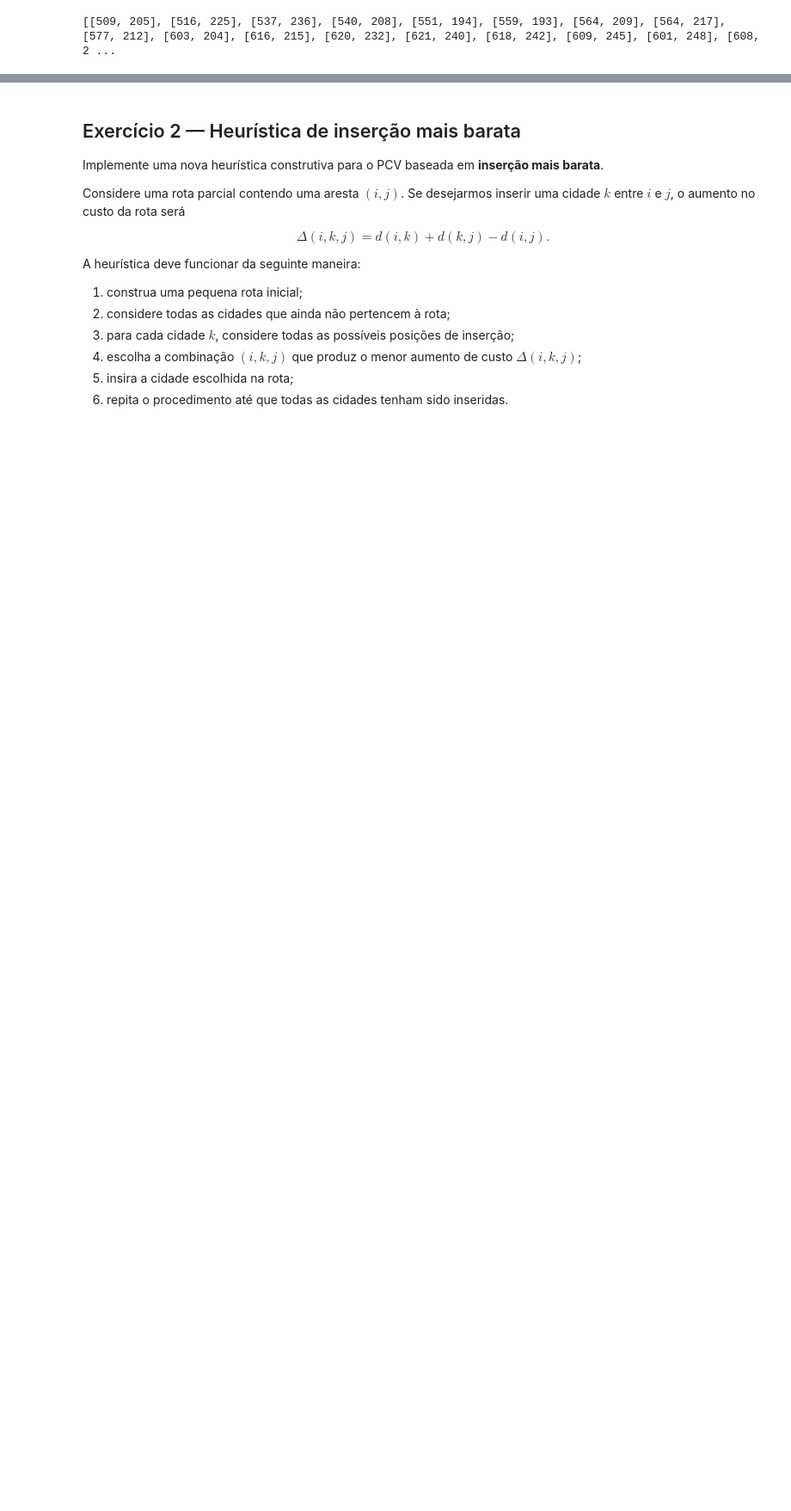
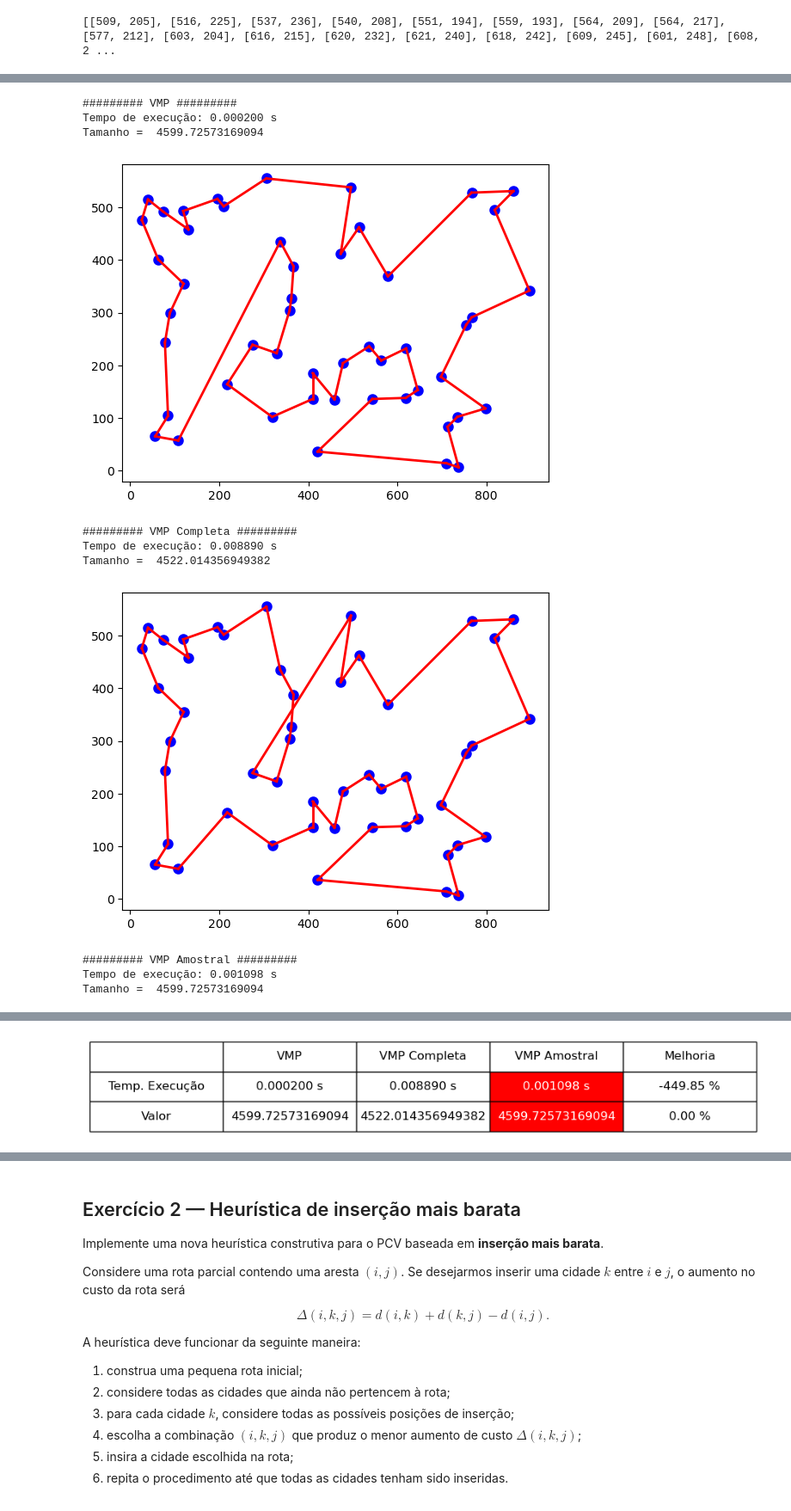
Before and after one commit to edgardfoliveira/CCP9035-20262-MetaHeuristicas, a Jupyter notebook: PCV_2026_2.ipynb, the cells around one changed output, grey strips where cells are left out. Shown at 86% size. Cells and saved outputs as stored; diff of their text form; code cells hidden in the pictures; blank space fills up the shorter version.

Commit message:
Questão 1 completa

```diff
--- a/PCV_2026_2.ipynb
+++ b/PCV_2026_2.ipynb
@@ -568,27 +581,33 @@ def vmp_amostral(cidades, proporcao=0.10, rseed=None):
     # 4. Escolher a mais curta
     return rota_mais_curta([ vmp(cidades, i) for i in amostra ])
 # %%
-def comparar_valores(vmp, vmp_completa, vmp_amostral):
-    color = "green" if vmp_amostral < vmp else "red"
+def comparar_valores(tempos={},valores={}):
+    color_valor = "green" if valores['vmp_amostral'] < valores['vmp'] else "red"
+    color_tempo = "green" if tempos['vmp_amostral'] < tempos['vmp'] else "red"
 
     fig, ax = plt.subplots(figsize=(6, 1.5))
     ax.axis("off")
 
     table = ax.table(
-        cellText=[[vmp, vmp_completa, vmp_amostral]],
-        colLabels=["VMP", "VMP Completa", "VMP Amostral"],
+        cellText=[
+            ["Temp. Execução", f"{tempos['vmp']:.6f} s", f"{tempos['vmp_completa']:.6f} s", f"{tempos['vmp_amostral']:.6f} s", f"{( ((tempos['vmp'] - tempos['vmp_amostral']) * 100) / tempos['vmp'] ):.2f} %"],
+            ["Valor", valores['vmp'], valores['vmp_completa'], valores['vmp_amostral'], f"{( ((valores['vmp'] - valores['vmp_amostral']) * 100) / valores['vmp'] ):.2f} %"]
+        ],
+        colLabels=["", "VMP", "VMP Completa", "VMP Amostral", "Melhoria"],
         cellLoc="center",
         loc="center"
     )
 
     # Highlight the last value
-    table[(1, 2)].set_facecolor(color)
-    table[(1, 2)].get_text().set_color("white")
+    table[(1, 3)].set_facecolor(color_tempo)
+    table[(1, 3)].get_text().set_color("white")
+    table[(2, 3)].set_facecolor(color_valor)
+    table[(2, 3)].get_text().set_color("white")
 
     # Style the table
     table.auto_set_font_size(False)
     table.set_fontsize(12)
-    table.scale(1, 1.8)
+    table.scale(2.0, 2.5)
 
     plt.show()
 # %%
@@ -596,16 +615,4 @@ def comparar_valores(vmp, vmp_completa, vmp_amostral):
 print( vmp_amostral(Cidades(687), proporcao=0.1, rseed=477) )
 # %% [output]
 [[509, 205], [516, 225], [537, 236], [540, 208], [551, 194], [559, 193], [564, 209], [564, 217], [577, 212], [603, 204], [616, 215], [620, 232], [621, 240], [618, 242], [609, 245], [601, 248], [608, 2 ...
-# %%
-# Definindo cidades
-cidades50 = Cidades(50)
-cidades100 = Cidades(100)
-cidades200 = Cidades(200)
-cidades500 = Cidades(500)
-
-# Definindo proporcionalidade padrão para vmp_amostral
-proporcao_padrao = 0.1
-
-# Definindo rseed padrão
-rseed_padrao = 249
 # %%
@@ -678,0 +697,16 @@ Tamanho =  4676.921309416442
+# %%
+# Teste para 50 cidades
+
+comparador(cidades50, proporcao_padrao, rseed_padrao)
+# %% [output]
+######### VMP #########
+Tempo de execução: 0.000200 s
+Tamanho =  4599.72573169094
+[figure, added]
+######### VMP Completa #########
+Tempo de execução: 0.008890 s
+Tamanho =  4522.014356949382
+[figure, added]
+######### VMP Amostral #########
+Tempo de execução: 0.001098 s
+Tamanho =  4599.72573169094
@@ -678,0 +714 @@ Tamanho =  4676.921309416442
+[figure, added]
```
Also changed, not shown: parts of 8 cells of this notebook.
